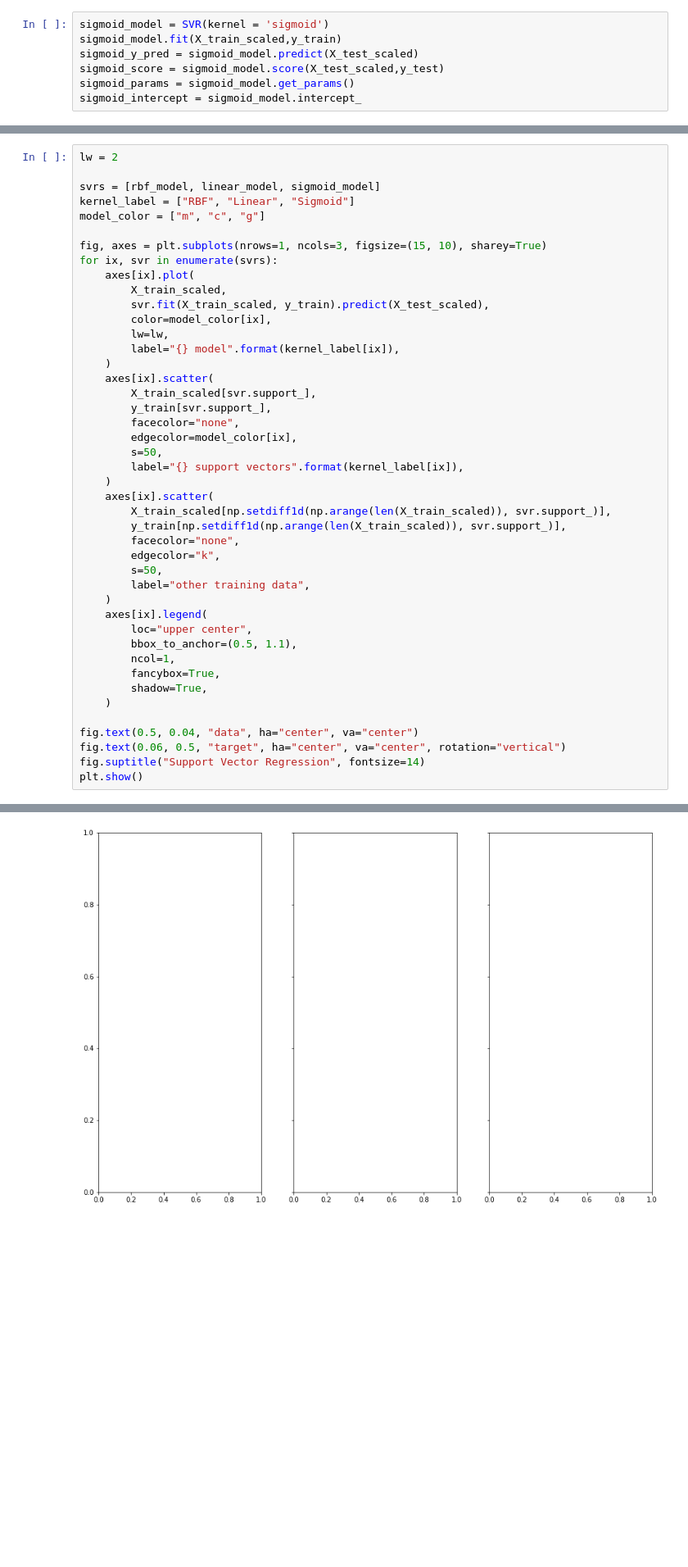
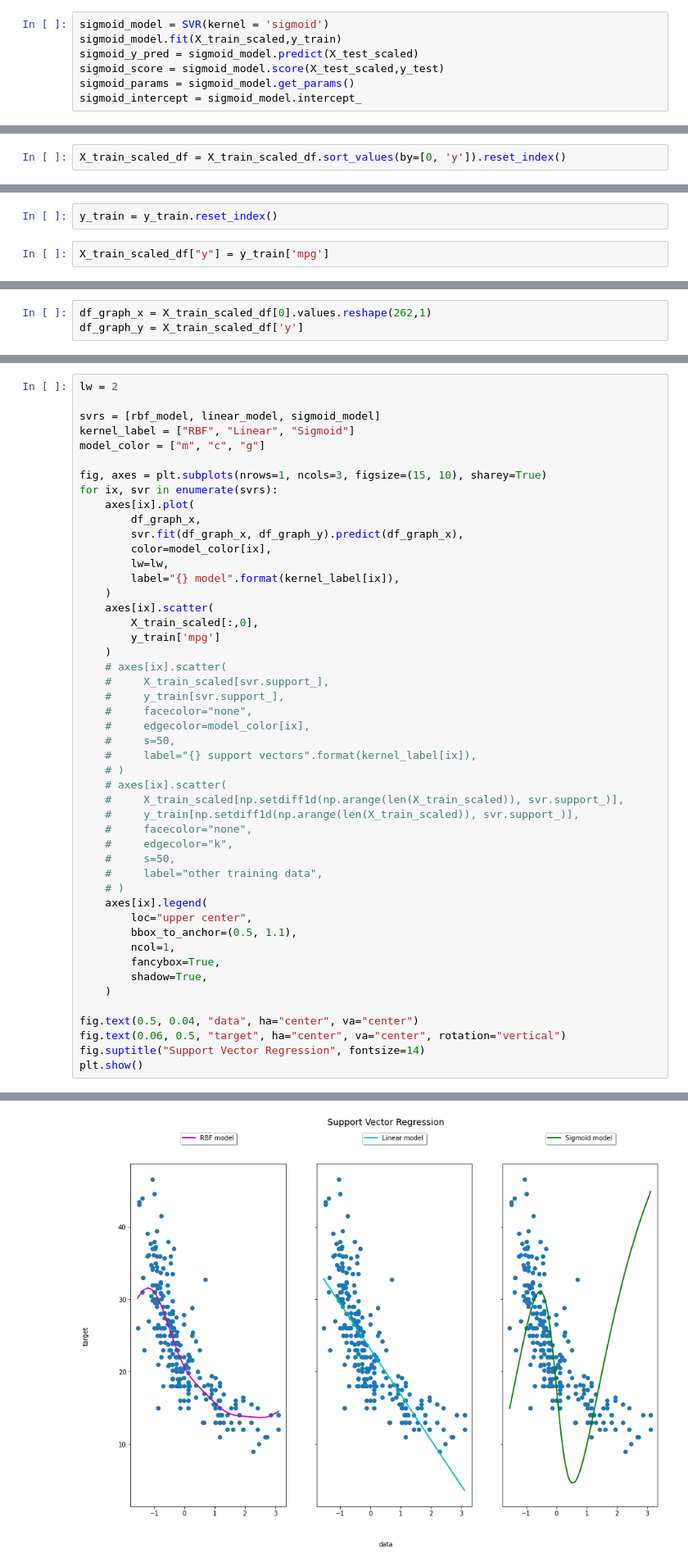
Before and after one commit to MickaWilk/Simplon_Projects, a Jupyter notebook: Exos/Regression 9 Gradient/SVR.ipynb, the cells around one changed output, grey strips where cells are left out. Shown at 82% size. Saved outputs shown, nothing was run; the diff lists cells and outputs as text; blank space fills up the shorter version.

Commit message:
learning curve SVR and grid search

```diff
--- a/Exos/Regression 9 Gradient/SVR.ipynb
+++ b/Exos/Regression 9 Gradient/SVR.ipynb
@@ -173,0 +194,2 @@ sigmoid_params
+# %%
+X_train_scaled_df = X_train_scaled_df.sort_values(by=[0, 'y']).reset_index()
@@ -173,0 +212,4 @@ sigmoid_params
+# %%
+y_train = y_train.reset_index()
+# %%
+X_train_scaled_df["y"] = y_train['mpg']
@@ -173,0 +232,3 @@ sigmoid_params
+# %%
+df_graph_x = X_train_scaled_df[0].values.reshape(262,1)
+df_graph_y = X_train_scaled_df['y']
@@ -181,28 +282,32 @@ model_color = ["m", "c", "g"]
 fig, axes = plt.subplots(nrows=1, ncols=3, figsize=(15, 10), sharey=True)
 for ix, svr in enumerate(svrs):
     axes[ix].plot(
-        X_train_scaled,
-        svr.fit(X_train_scaled, y_train).predict(X_test_scaled),
+        df_graph_x,
+        svr.fit(df_graph_x, df_graph_y).predict(df_graph_x),
         color=model_color[ix],
         lw=lw,
         label="{} model".format(kernel_label[ix]),
     )
     axes[ix].scatter(
-        X_train_scaled[svr.support_],
-        y_train[svr.support_],
-        facecolor="none",
-        edgecolor=model_color[ix],
-        s=50,
-        label="{} support vectors".format(kernel_label[ix]),
+        X_train_scaled[:,0],
+        y_train['mpg']
     )
-    axes[ix].scatter(
-        X_train_scaled[np.setdiff1d(np.arange(len(X_train_scaled)), svr.support_)],
-        y_train[np.setdiff1d(np.arange(len(X_train_scaled)), svr.support_)],
-        facecolor="none",
-        edgecolor="k",
-        s=50,
-        label="other training data",
-    )
+    # axes[ix].scatter(
+    #     X_train_scaled[svr.support_],
+    #     y_train[svr.support_],
+    #     facecolor="none",
+    #     edgecolor=model_color[ix],
+    #     s=50,
+    #     label="{} support vectors".format(kernel_label[ix]),
+    # )
+    # axes[ix].scatter(
+    #     X_train_scaled[np.setdiff1d(np.arange(len(X_train_scaled)), svr.support_)],
+    #     y_train[np.setdiff1d(np.arange(len(X_train_scaled)), svr.support_)],
+    #     facecolor="none",
+    #     edgecolor="k",
+    #     s=50,
+    #     label="other training data",
+    # )
     axes[ix].legend(
         loc="upper center",
         bbox_to_anchor=(0.5, 1.1),
@@ -220 +324 @@ ValueError: ignored
-[figure, old version]
+[figure, new version]
```
Also changed, not shown: parts of 18 cells of this notebook, 2 other files.
